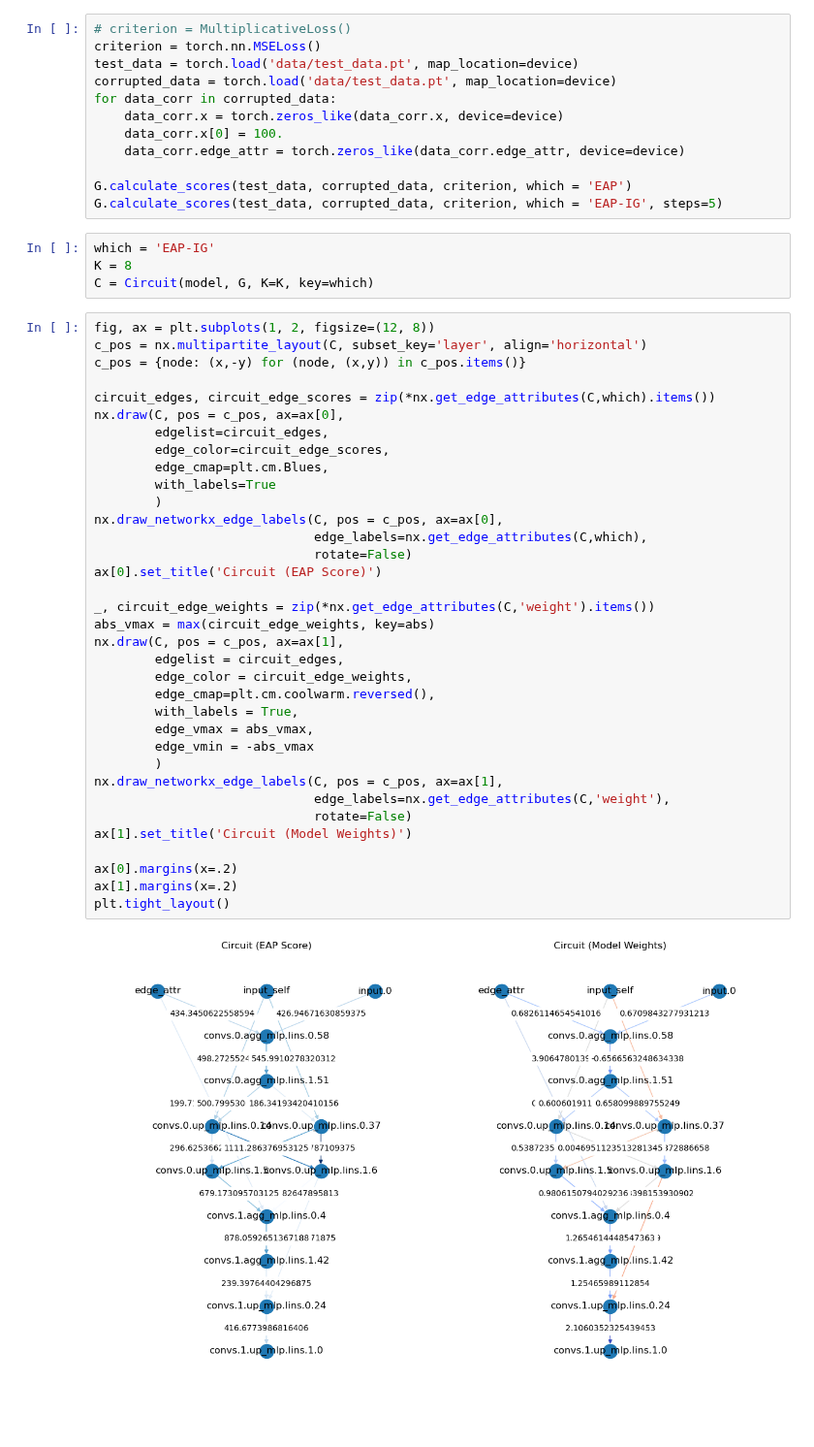
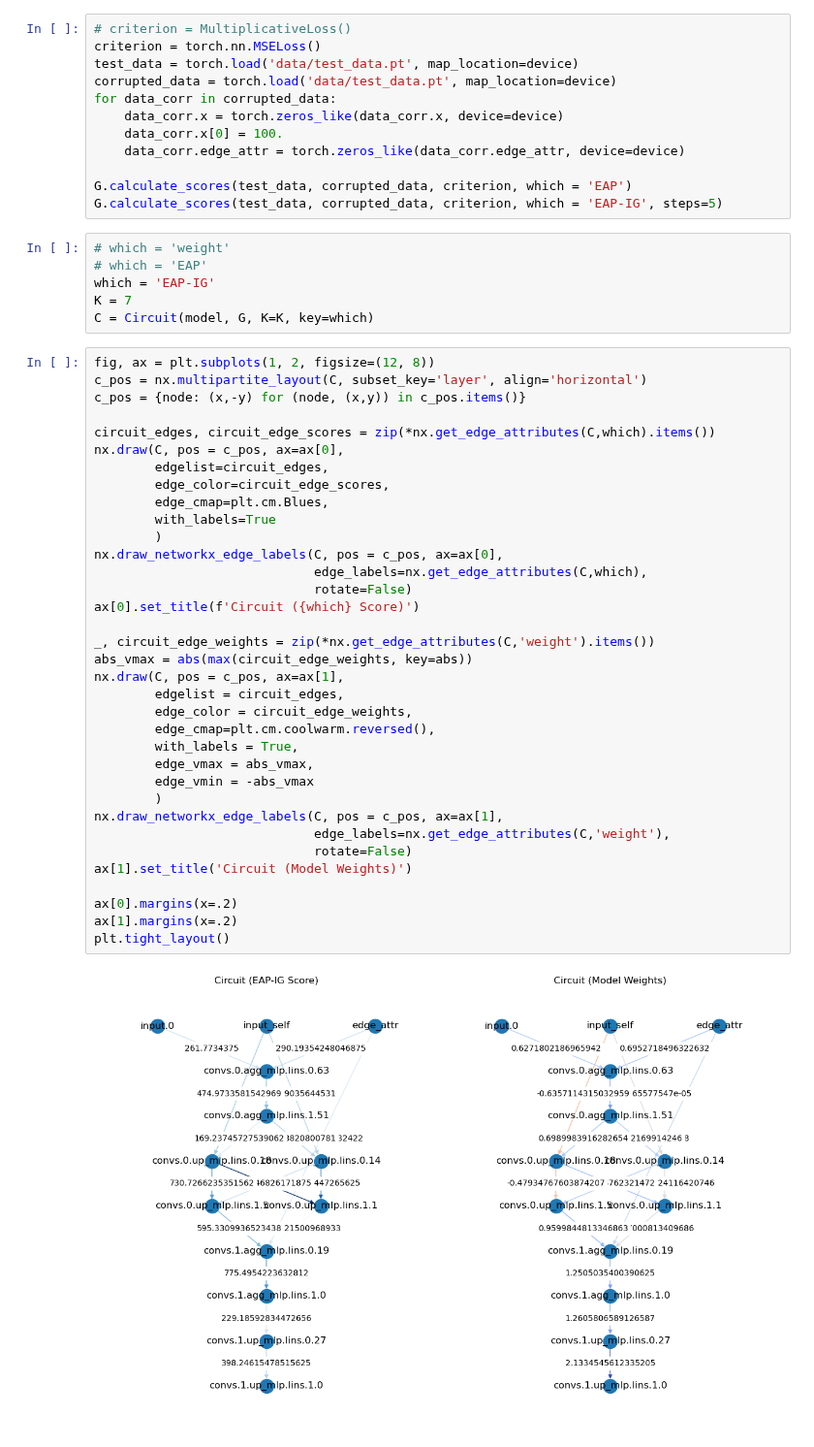
Before and after one commit to pnnl/MINAR, a Jupyter notebook: computation_graph_test.ipynb, the cells around one changed output. Shown at 97% size. Cells and saved outputs as stored; diff of their text form.

```diff
--- a/computation_graph_test.ipynb
+++ b/computation_graph_test.ipynb
@@ -45,8 +48,10 @@ for data_corr in corrupted_data:
 G.calculate_scores(test_data, corrupted_data, criterion, which = 'EAP')
 G.calculate_scores(test_data, corrupted_data, criterion, which = 'EAP-IG', steps=5)
 # %%
+# which = 'weight'
+# which = 'EAP'
 which = 'EAP-IG'
-K = 8
+K = 7
 C = Circuit(model, G, K=K, key=which)
 # %%
 fig, ax = plt.subplots(1, 2, figsize=(12, 8))
@@ -55,33 +60,33 @@ c_pos = {node: (x,-y) for (node, (x,y)) in c_pos.items()}
 
 circuit_edges, circuit_edge_scores = zip(*nx.get_edge_attributes(C,which).items())
 nx.draw(C, pos = c_pos, ax=ax[0],
         edgelist=circuit_edges,
         edge_color=circuit_edge_scores,
         edge_cmap=plt.cm.Blues,
         with_labels=True
         )
 nx.draw_networkx_edge_labels(C, pos = c_pos, ax=ax[0],
                              edge_labels=nx.get_edge_attributes(C,which),
                              rotate=False)
-ax[0].set_title('Circuit (EAP Score)')
+ax[0].set_title(f'Circuit ({which} Score)')
 
 _, circuit_edge_weights = zip(*nx.get_edge_attributes(C,'weight').items())
-abs_vmax = max(circuit_edge_weights, key=abs)
+abs_vmax = abs(max(circuit_edge_weights, key=abs))
 nx.draw(C, pos = c_pos, ax=ax[1],
         edgelist = circuit_edges,
         edge_color = circuit_edge_weights,
         edge_cmap=plt.cm.coolwarm.reversed(),
         with_labels = True,
         edge_vmax = abs_vmax,
         edge_vmin = -abs_vmax
         )
 nx.draw_networkx_edge_labels(C, pos = c_pos, ax=ax[1],
                              edge_labels=nx.get_edge_attributes(C,'weight'),
                              rotate=False)
 ax[1].set_title('Circuit (Model Weights)')
 
 ax[0].margins(x=.2)
 ax[1].margins(x=.2)
 plt.tight_layout()
 # %% [output]
-[figure, old version]
+[figure, new version]
```
Also changed, not shown: parts of 8 cells of this notebook, 4 other files.
